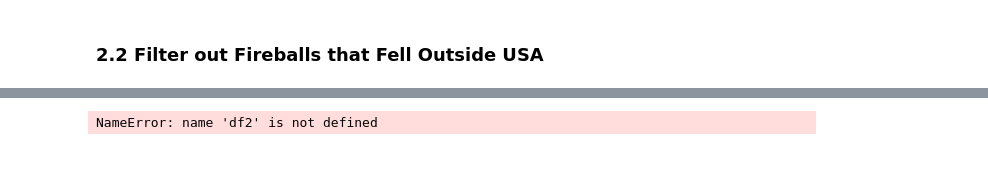
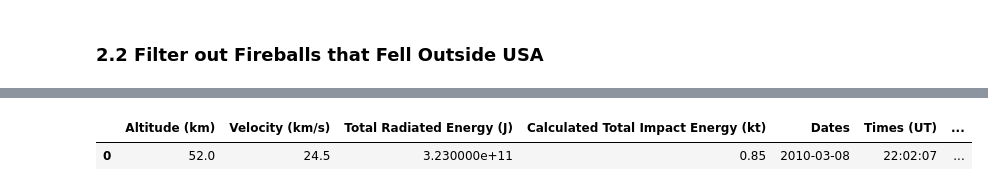
Before and after one commit to Cheryl277/Project-3-Unidenified-Falling-Objects-, a Jupyter notebook: Fireball_Data_Cleaned.ipynb, the cells around one changed output, grey strips where cells are left out. Drawn from its saved outputs; the diff is of its cells as text; code cells hidden in the pictures; blank space fills up the shorter version.

```diff
--- a/Longer_Fireball_Data.ipynb
+++ b/Fireball_Data_Cleaned.ipynb
@@ -493,9 +473,10 @@ KeyError: 'Address'
 # %%
 #Merge the key back in with the dataset using an inner join to filter out non-USA meteorites
-df3 = df2.merge(geo_key2, on='GeoLocation', how='inner')
+df3 = fireball_df2.merge(geo_key2, on='geolocation', how='inner')
 
 #Drop columns not needed from key
-df3 = (df3.drop(['GeoLocation', 'Country'], axis=1).dropna())
+df3 = (df3.drop(['geolocation', 'Country'], axis=1).dropna())
 df3.head()
 # %% [output]
-NameError: name 'df2' is not defined
+|  | Altitude (km) | Velocity (km/s) | Total Radiated Energy (J) | Calculated Total Impact Energy (kt) | Dates | Times (UT) | ... |
+| 0 | 52.0 | 24.5 | 3.230000e+11 | 0.85 | 2010-03-08 | 22:02:07 | ... |
```
Also changed, not shown: parts of 29 cells of this notebook, 1 other file.
